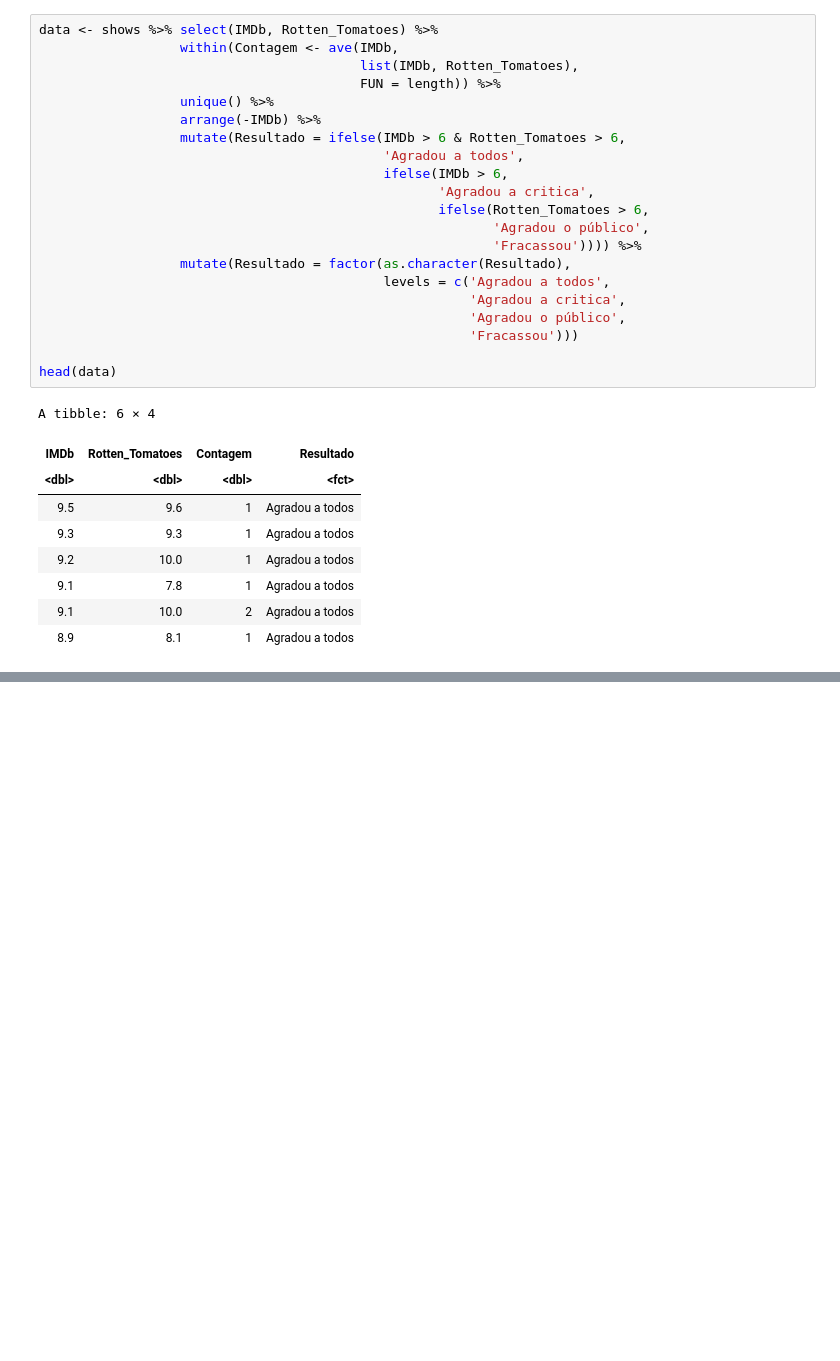
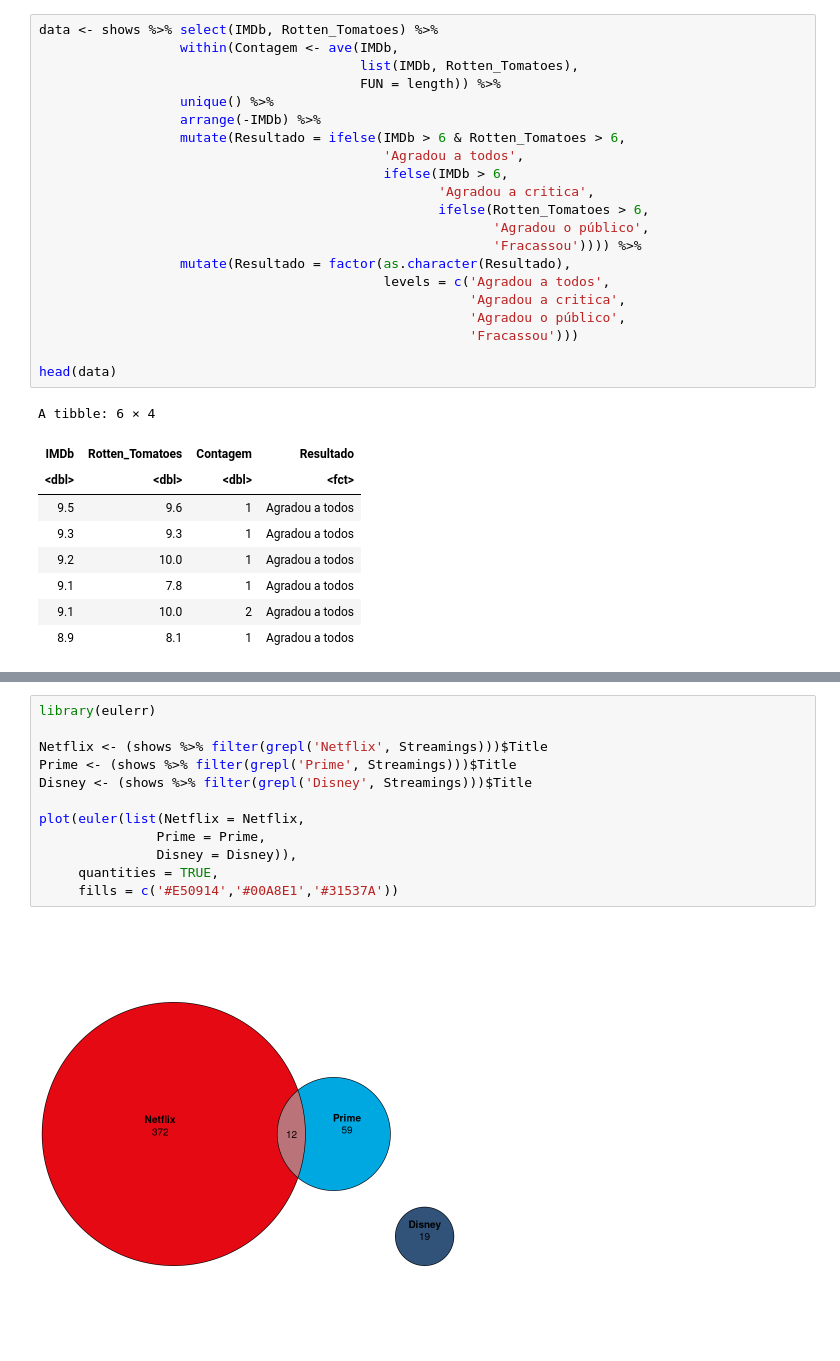
Before and after one commit to igorcj/AEDV, a Jupyter notebook: A2/Michels.ipynb, the cells around one changed output, grey strips where cells are left out. Saved outputs shown, nothing was run; the diff lists cells and outputs as text; blank space fills up the shorter version.

```diff
--- a/A2/Michels.ipynb
+++ b/A2/Michels.ipynb
@@ -140,0 +215,14 @@ ERROR: Error: package or namespace load failed for 'ggExtra' in loadNamespace(i,
+# %%
+library(eulerr)
+
+Netflix <- (shows %>% filter(grepl('Netflix', Streamings)))$Title
+Prime <- (shows %>% filter(grepl('Prime', Streamings)))$Title
+Disney <- (shows %>% filter(grepl('Disney', Streamings)))$Title
+
+plot(euler(list(Netflix = Netflix,
+               Prime = Prime,
+               Disney = Disney)),
+     quantities = TRUE,
+     fills = c('#E50914','#00A8E1','#31537A'))
+# %% [output]
+[figure, added]
```
Also changed, not shown: parts of 7 cells of this notebook.
